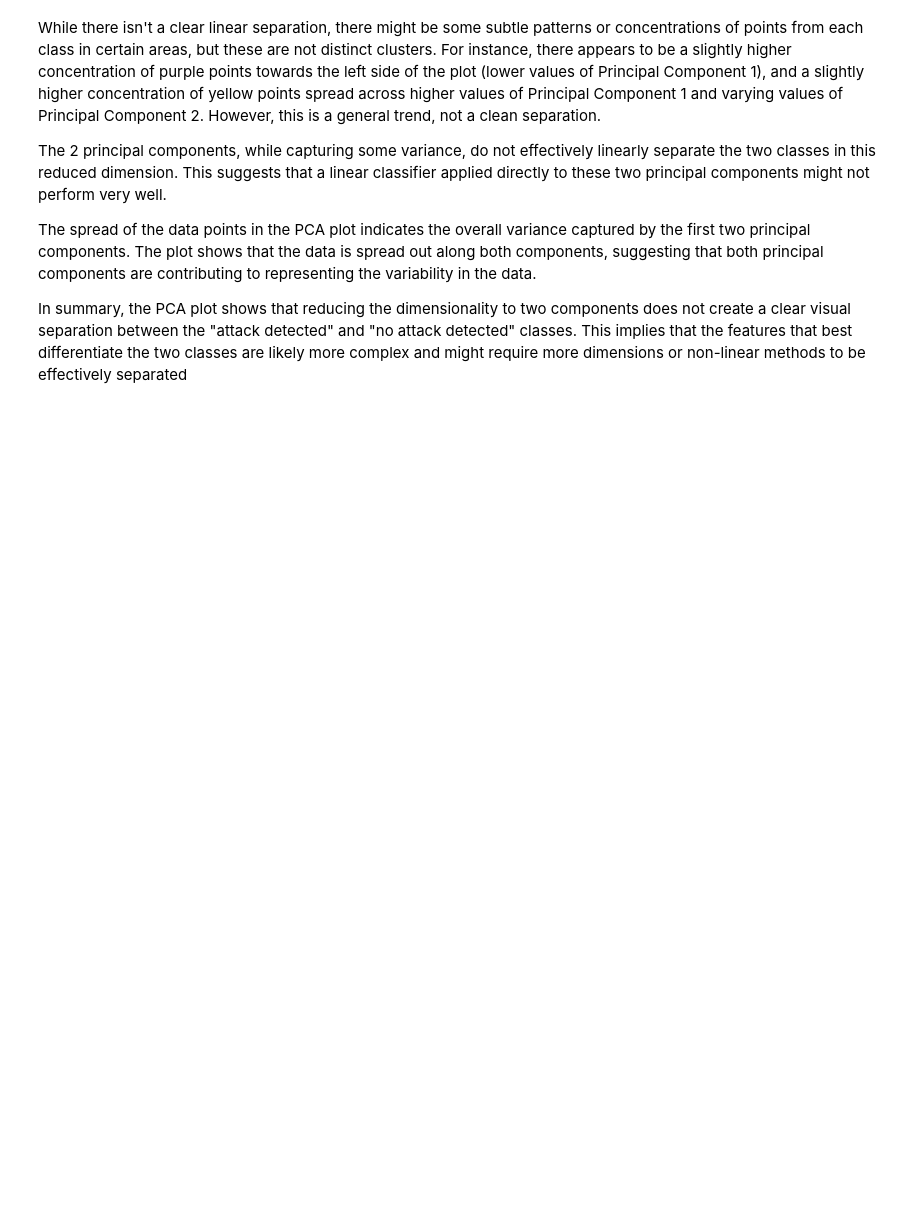
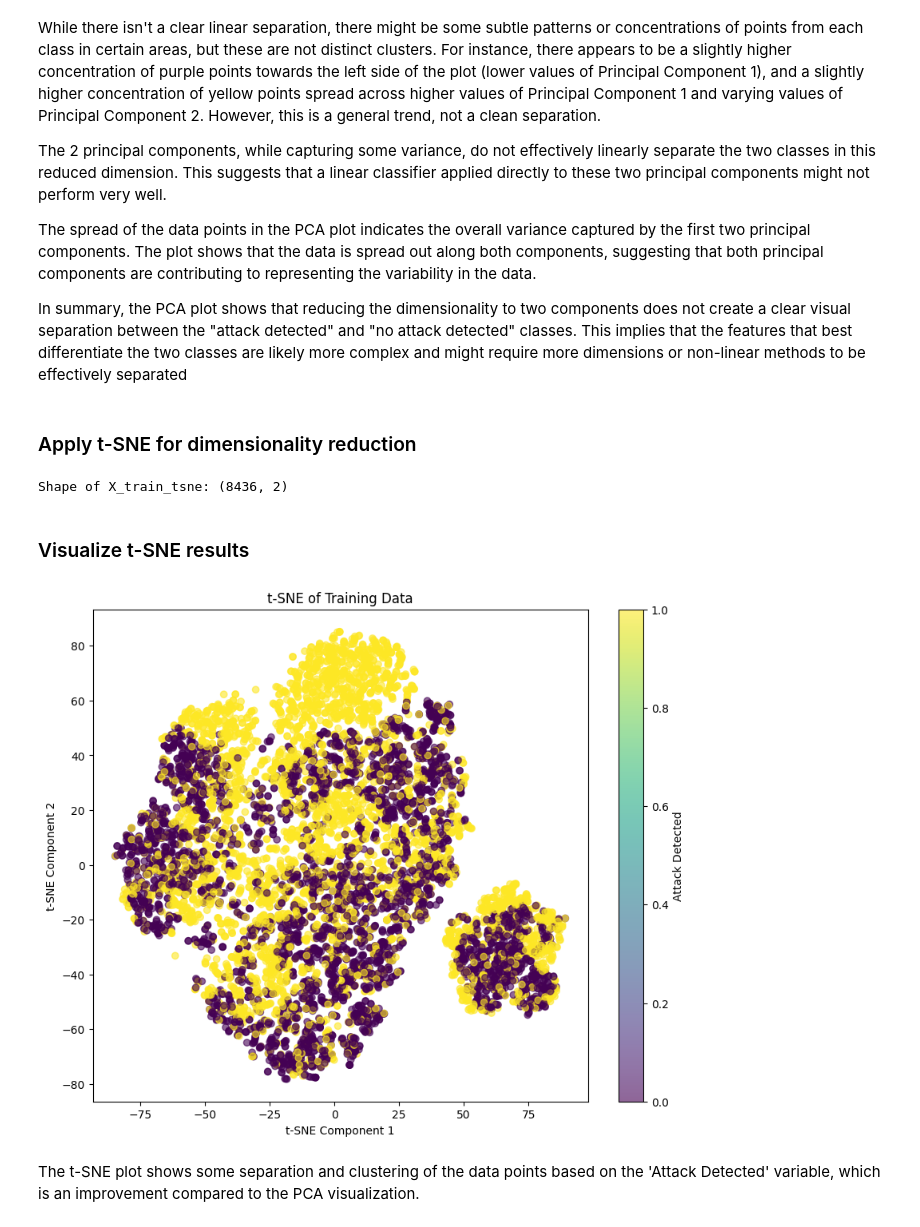
Before and after one commit to aminayusif/Intrudex, a Jupyter notebook: Intrudex_Cybersecurity_Intrusion_Detection_Analysis.ipynb, the cells around one changed output. Cells and saved outputs as stored; diff of their text form; code cells hidden in the pictures; blank space fills up the shorter version.

Commit message:
Apply and visualize t-SNE for non-linear dimensionality reduction to explore data structure

```diff
--- a/Intrudex_Cybersecurity_Intrusion_Detection_Analysis.ipynb
+++ b/Intrudex_Cybersecurity_Intrusion_Detection_Analysis.ipynb
@@ -873,3 +873,32 @@ The 2 principal components, while capturing some variance, do not effectively li
 The spread of the data points in the PCA plot indicates the overall variance captured by the first two principal components. The plot shows that the data is spread out along both components, suggesting that both principal components are contributing to representing the variability in the data.
 
 In summary, the PCA plot shows that reducing the dimensionality to two components does not create a clear visual separation between the "attack detected" and "no attack detected" classes. This implies that the features that best differentiate the two classes are likely more complex and might require more dimensions or non-linear methods to be effectively separated
+# %% [markdown]
+### Apply t-SNE for dimensionality reduction
+# %%
+from sklearn.manifold import TSNE
+
+# Initialize t-SNE with 2 components
+tsne = TSNE(n_components=2, random_state=42, init='pca', learning_rate='auto')
+
+# Apply t-SNE to the preprocessed training data
+# Note: t-SNE is computationally expensive and should ideally be applied to a subset of data or after another dimensionality reduction technique like PCA
+X_train_tsne = tsne.fit_transform(X_train)
+
+print("Shape of X_train_tsne:", X_train_tsne.shape)
+# %% [output]
+Shape of X_train_tsne: (8436, 2)
+# %% [markdown]
+### Visualize t-SNE results
+# %%
+plt.figure(figsize=(10, 8))
+plt.scatter(X_train_tsne[:, 0], X_train_tsne[:, 1], c=y_train, cmap='viridis', alpha=0.6)
+plt.xlabel('t-SNE Component 1')
+plt.ylabel('t-SNE Component 2')
+plt.title('t-SNE of Training Data')
+plt.colorbar(label='Attack Detected')
+plt.show()
+# %% [output]
+[figure, added]
+# %% [markdown]
+The t-SNE plot shows some separation and clustering of the data points based on the 'Attack Detected' variable, which is an improvement compared to the PCA visualization.
```
Also changed, not shown: parts of 1 cell of this notebook.
